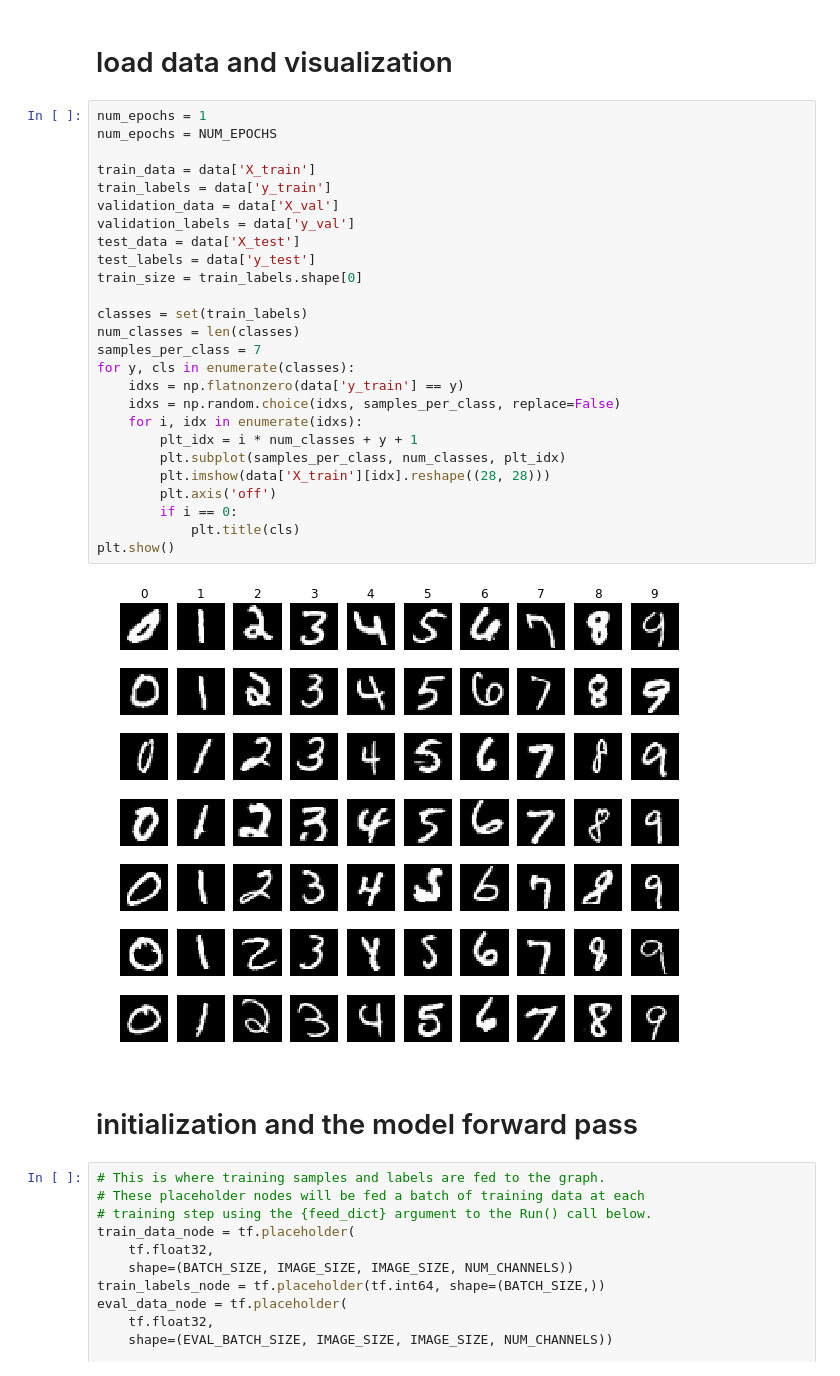
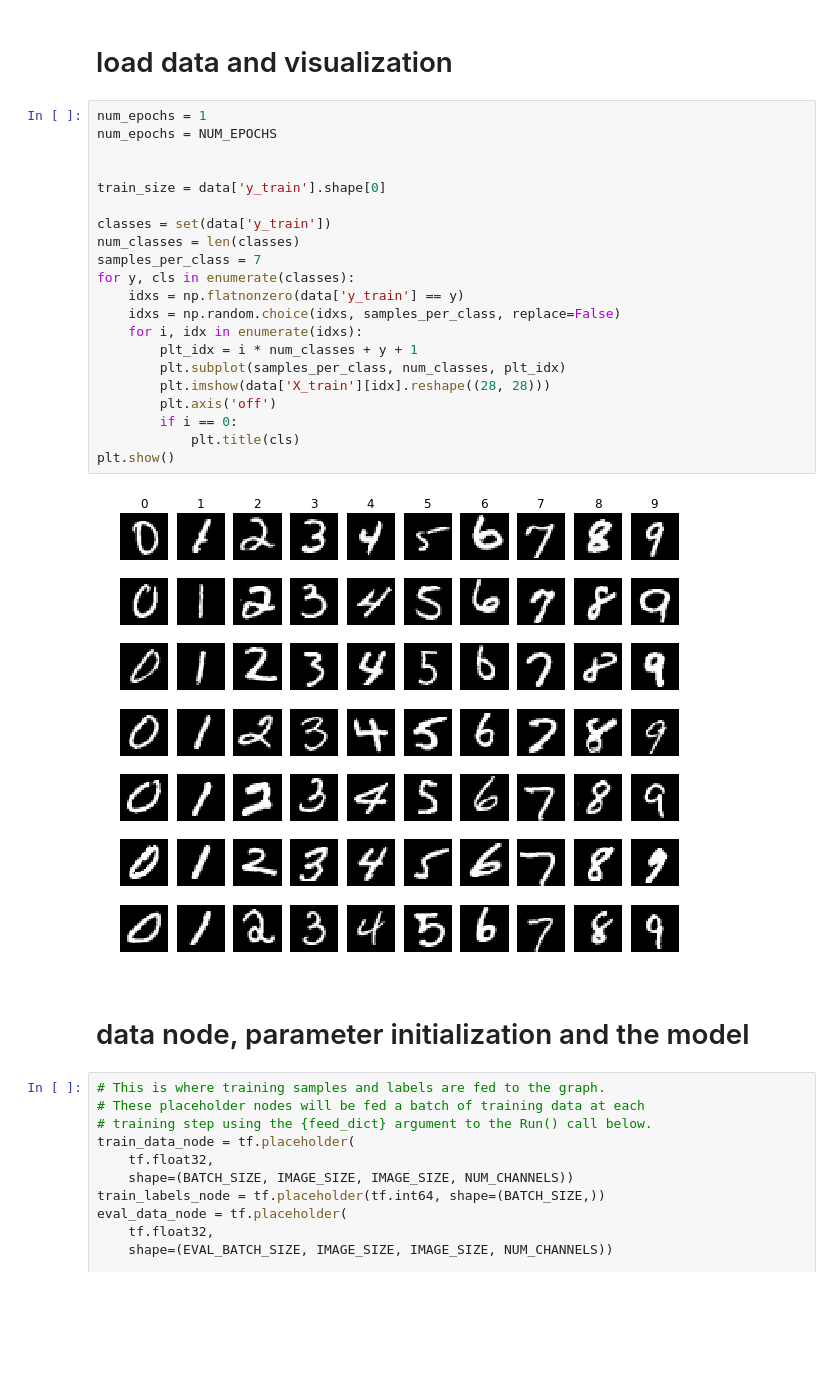
Before and after one commit to Alexoner/mooc, a Jupyter notebook: cs231n/2016/assignment2/ConvNet-MNIST.ipynb, the cells around one changed output. Saved outputs shown, nothing was run; the diff lists cells and outputs as text; blank space fills up the shorter version.

```diff
--- a/cs231n/2016/assignment2/ConvNet-MNIST.ipynb
+++ b/cs231n/2016/assignment2/ConvNet-MNIST.ipynb
@@ -181,33 +190,28 @@ data = load_data()
 # %%
 num_epochs = 1
 num_epochs = NUM_EPOCHS
 
-train_data = data['X_train']
-train_labels = data['y_train']
-validation_data = data['X_val']
-validation_labels = data['y_val']
-test_data = data['X_test']
-test_labels = data['y_test']
-train_size = train_labels.shape[0]
 
-classes = set(train_labels)
+train_size = data['y_train'].shape[0]
+
+classes = set(data['y_train'])
 num_classes = len(classes)
 samples_per_class = 7
 for y, cls in enumerate(classes):
     idxs = np.flatnonzero(data['y_train'] == y)
     idxs = np.random.choice(idxs, samples_per_class, replace=False)
     for i, idx in enumerate(idxs):
         plt_idx = i * num_classes + y + 1
         plt.subplot(samples_per_class, num_classes, plt_idx)
         plt.imshow(data['X_train'][idx].reshape((28, 28)))
         plt.axis('off')
         if i == 0:
             plt.title(cls)
 plt.show()
 # %% [output]
-[figure, old version]
+[figure, new version]
 # %% [markdown]
-# initialization and the model forward pass
+# data node, parameter initialization and the model
 # %%
 # This is where training samples and labels are fed to the graph.
 # These placeholder nodes will be fed a batch of training data at each
```
Also changed, not shown: parts of 30 cells of this notebook.
